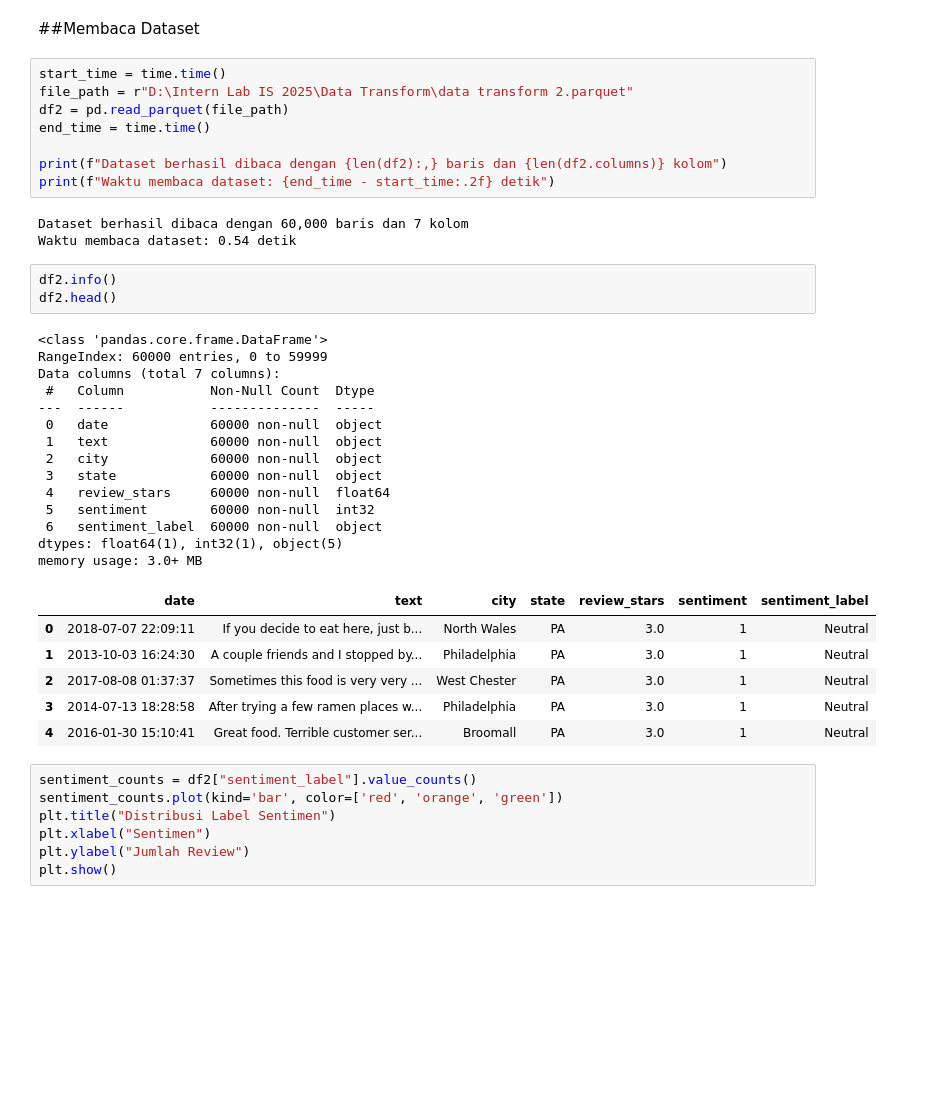
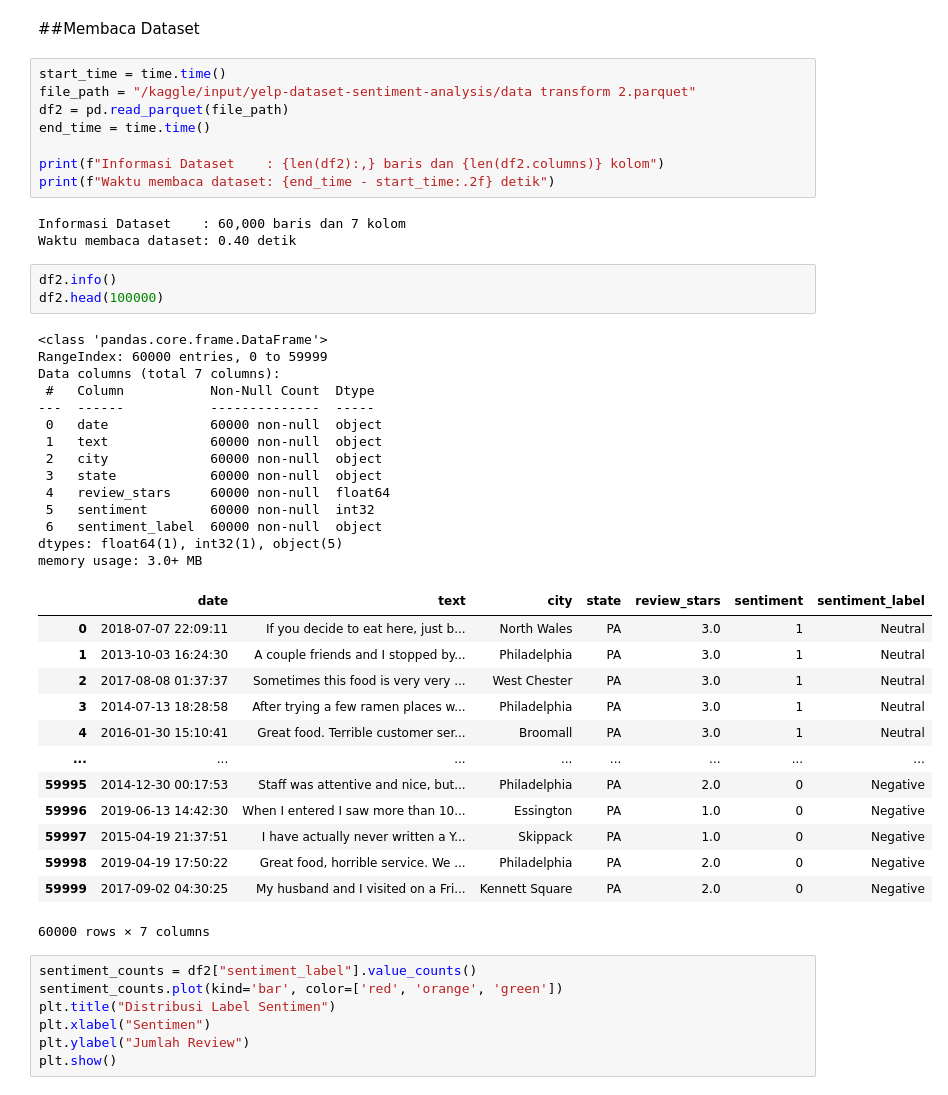
Before and after one commit to Jakij4ki/yelp-sentiment-analysis, a Jupyter notebook: EDA/Percobaan_EDA.ipynb, the cells around one changed output. Cells and saved outputs as stored; diff of their text form; blank space fills up the shorter version.

```diff
--- a/EDA/Percobaan_EDA.ipynb
+++ b/EDA/Percobaan_EDA.ipynb
@@ -191,39 +195,46 @@ Visualisasi ini menunjukkan perbandingan sentimen di top 6 state dengan jumlah r
 ##Membaca Dataset
 # %%
 start_time = time.time()
-file_path = r"D:\Intern Lab IS 2025\Data Transform\data transform 2.parquet"
+file_path = "/kaggle/input/yelp-dataset-sentiment-analysis/data transform 2.parquet"
 df2 = pd.read_parquet(file_path)
 end_time = time.time()
 
-print(f"Dataset berhasil dibaca dengan {len(df2):,} baris dan {len(df2.columns)} kolom")
+print(f"Informasi Dataset    : {len(df2):,} baris dan {len(df2.columns)} kolom")
 print(f"Waktu membaca dataset: {end_time - start_time:.2f} detik")
 # %% [output]
-Dataset berhasil dibaca dengan 60,000 baris dan 7 kolom
-Waktu membaca dataset: 0.54 detik
+Informasi Dataset    : 60,000 baris dan 7 kolom
+Waktu membaca dataset: 0.40 detik
 # %%
 df2.info()
-df2.head()
+df2.head(100000)
 # %% [output]
 <class 'pandas.core.frame.DataFrame'>
 RangeIndex: 60000 entries, 0 to 59999
 Data columns (total 7 columns):
  #   Column           Non-Null Count  Dtype
 ---  ------           --------------  -----
  0   date             60000 non-null  object
  1   text             60000 non-null  object
  2   city             60000 non-null  object
  3   state            60000 non-null  object
  4   review_stars     60000 non-null  float64
  5   sentiment        60000 non-null  int32
  6   sentiment_label  60000 non-null  object
 dtypes: float64(1), int32(1), object(5)
 memory usage: 3.0+ MB
 |  | date | text | city | state | review_stars | sentiment | sentiment_label |
 | 0 | 2018-07-07 22:09:11 | If you decide to eat here, just b... | North Wales | PA | 3.0 | 1 | Neutral |
 | 1 | 2013-10-03 16:24:30 | A couple friends and I stopped by... | Philadelphia | PA | 3.0 | 1 | Neutral |
 | 2 | 2017-08-08 01:37:37 | Sometimes this food is very very ... | West Chester | PA | 3.0 | 1 | Neutral |
 | 3 | 2014-07-13 18:28:58 | After trying a few ramen places w... | Philadelphia | PA | 3.0 | 1 | Neutral |
 | 4 | 2016-01-30 15:10:41 | Great food. Terrible customer ser... | Broomall | PA | 3.0 | 1 | Neutral |
+| ... | ... | ... | ... | ... | ... | ... | ... |
+| 59995 | 2014-12-30 00:17:53 | Staff was attentive and nice, but... | Philadelphia | PA | 2.0 | 0 | Negative |
+| 59996 | 2019-06-13 14:42:30 | When I entered I saw more than 10... | Essington | PA | 1.0 | 0 | Negative |
+| 59997 | 2015-04-19 21:37:51 | I have actually never written a Y... | Skippack | PA | 1.0 | 0 | Negative |
+| 59998 | 2019-04-19 17:50:22 | Great food, horrible service. We ... | Philadelphia | PA | 2.0 | 0 | Negative |
+| 59999 | 2017-09-02 04:30:25 | My husband and I visited on a Fri... | Kennett Square | PA | 2.0 | 0 | Negative |
+60000 rows × 7 columns
 # %%
 sentiment_counts = df2["sentiment_label"].value_counts()
 sentiment_counts.plot(kind='bar', color=['red', 'orange', 'green'])
```
Also changed, not shown: parts of 12 cells of this notebook.
